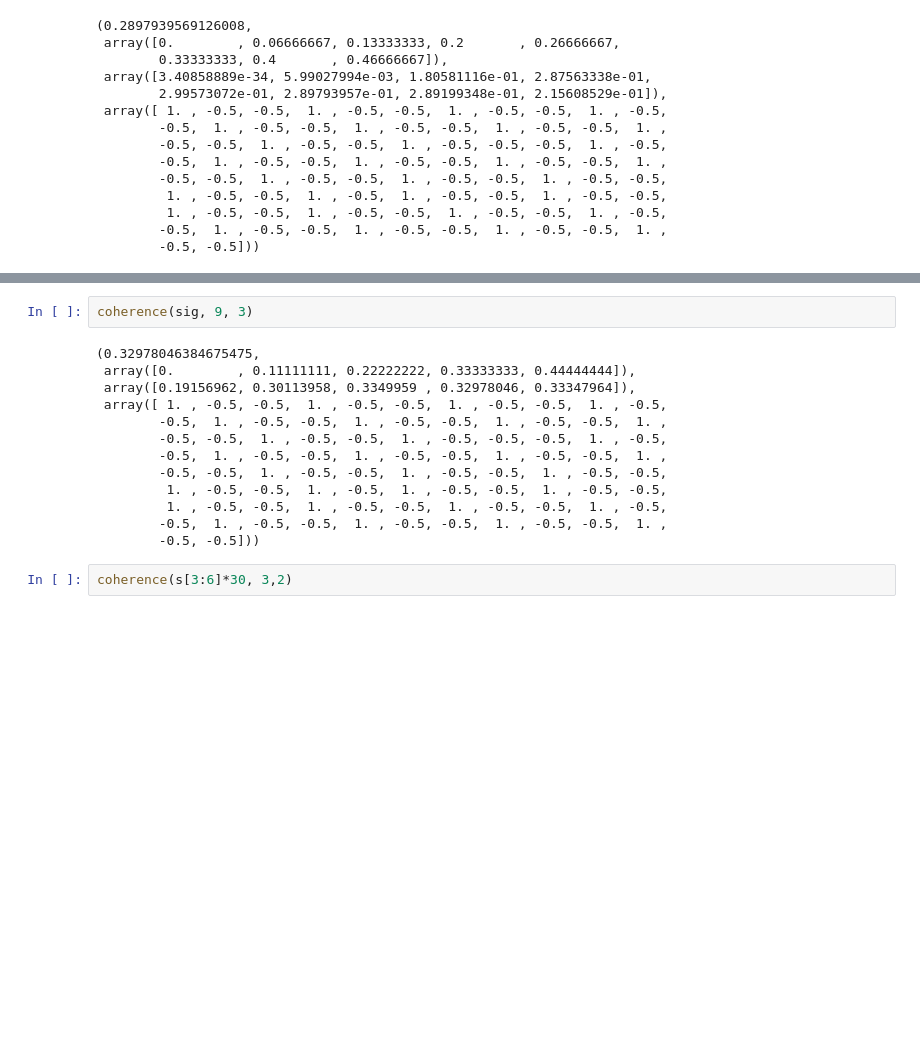
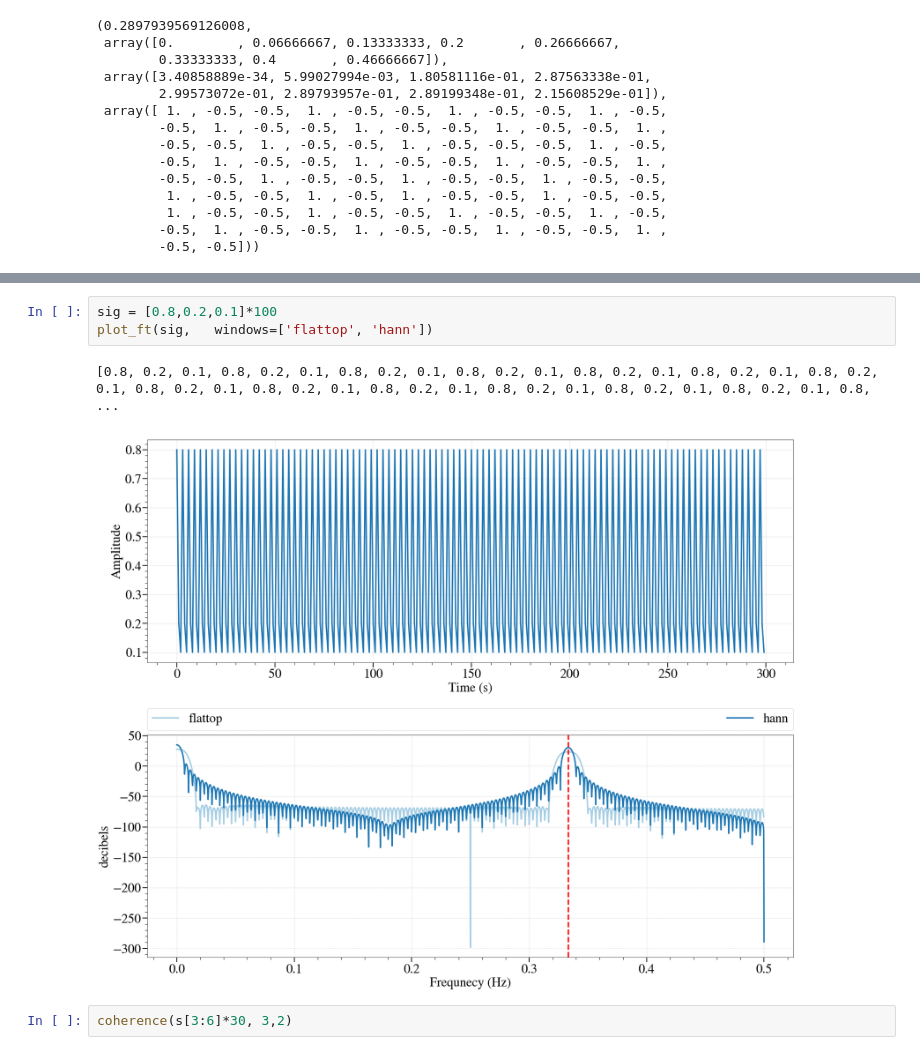
Before and after one commit to saketkc/re-ribo-smk, a Jupyter notebook: notebooks/02. On fourier transforms and windowing-copy.ipynb, the cells around one changed output, grey strips where cells are left out. Saved outputs shown, nothing was run; the diff lists cells and outputs as text; blank space fills up the shorter version.

```diff
--- a/notebooks/02. On fourier transforms and windowing-copy.ipynb
+++ b/notebooks/02. On fourier transforms and windowing-copy.ipynb
@@ -339,18 +337,9 @@ plot_ft(sig,   windows='flattop')
-# %%
-coherence(sig, 9, 3)
-# %% [output]
-(0.32978046384675475,
- array([0.        , 0.11111111, 0.22222222, 0.33333333, 0.44444444]),
- array([0.19156962, 0.30113958, 0.3349959 , 0.32978046, 0.33347964]),
- array([ 1. , -0.5, -0.5,  1. , -0.5, -0.5,  1. , -0.5, -0.5,  1. , -0.5,
-        -0.5,  1. , -0.5, -0.5,  1. , -0.5, -0.5,  1. , -0.5, -0.5,  1. ,
-        -0.5, -0.5,  1. , -0.5, -0.5,  1. , -0.5, -0.5, -0.5,  1. , -0.5,
-        -0.5,  1. , -0.5, -0.5,  1. , -0.5, -0.5,  1. , -0.5, -0.5,  1. ,
-        -0.5, -0.5,  1. , -0.5, -0.5,  1. , -0.5, -0.5,  1. , -0.5, -0.5,
-         1. , -0.5, -0.5,  1. , -0.5,  1. , -0.5, -0.5,  1. , -0.5, -0.5,
-         1. , -0.5, -0.5,  1. , -0.5, -0.5,  1. , -0.5, -0.5,  1. , -0.5,
-        -0.5,  1. , -0.5, -0.5,  1. , -0.5, -0.5,  1. , -0.5, -0.5,  1. ,
-        -0.5, -0.5]))
+# %%
+sig = [0.8,0.2,0.1]*100
+plot_ft(sig,   windows=['flattop', 'hann'])
+# %% [output]
+[0.8, 0.2, 0.1, 0.8, 0.2, 0.1, 0.8, 0.2, 0.1, 0.8, 0.2, 0.1, 0.8, 0.2, 0.1, 0.8, 0.2, 0.1, 0.8, 0.2, 0.1, 0.8, 0.2, 0.1, 0.8, 0.2, 0.1, 0.8, 0.2, 0.1, 0.8, 0.2, 0.1, 0.8, 0.2, 0.1, 0.8, 0.2, 0.1, 0.8, ...
+[figure, added]
 # %%
 coherence(s[3:6]*30, 3,2)
 # %% [output]
```
Also changed, not shown: parts of 21 cells of this notebook, 3 other files.
